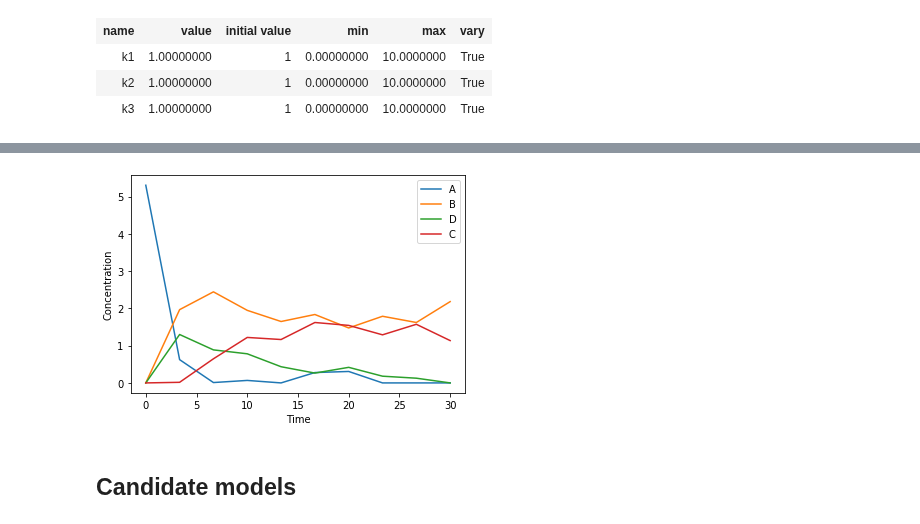
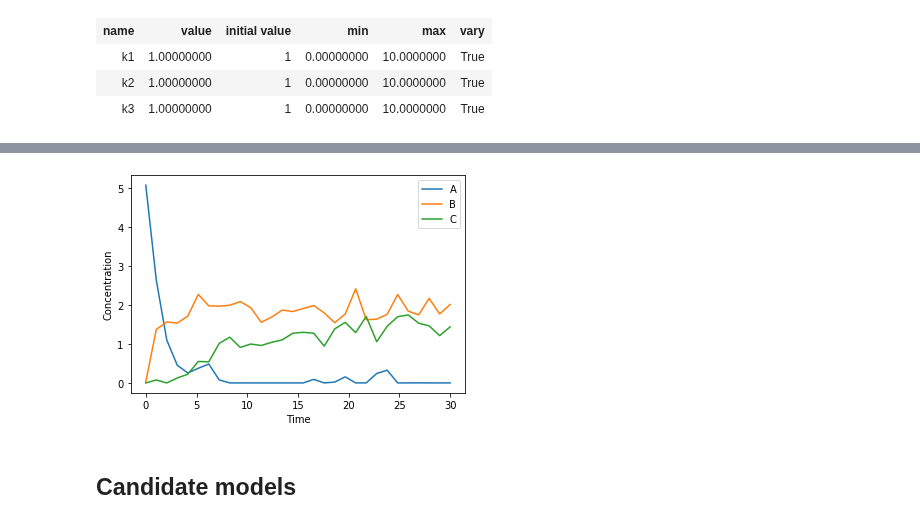
Before and after one commit to ModelEngineering/advancing-biomedical-models, a Jupyter notebook: lectures/lecture_12/lecture_12 - complete modeling workflow-With Answers.ipynb, the cells around one changed output, grey strips where cells are left out. Drawn from its saved outputs; the diff is of its cells as text; code cells hidden in the pictures.

Commit message:
Updated generated data

```diff
--- a/lectures/lecture_12/lecture_12 - complete modeling workflow-With Answers.ipynb
+++ b/lectures/lecture_12/lecture_12 - complete modeling workflow-With Answers.ipynb
@@ -135,7 +155,7 @@ full_obs_data
 # %%
-mf.plotTimeSeries(full_obs_data, columns=['A', 'B', 'D', 'C'])
+mf.plotTimeSeries(obs_data, columns=['A', 'B', 'C'])
 # %% [output]
-[figure, old version]
+[figure, new version]
 # %% [markdown]
 ## Candidate models
 # %%
```
Also changed, not shown: parts of 10 cells of this notebook, 2 other files.
